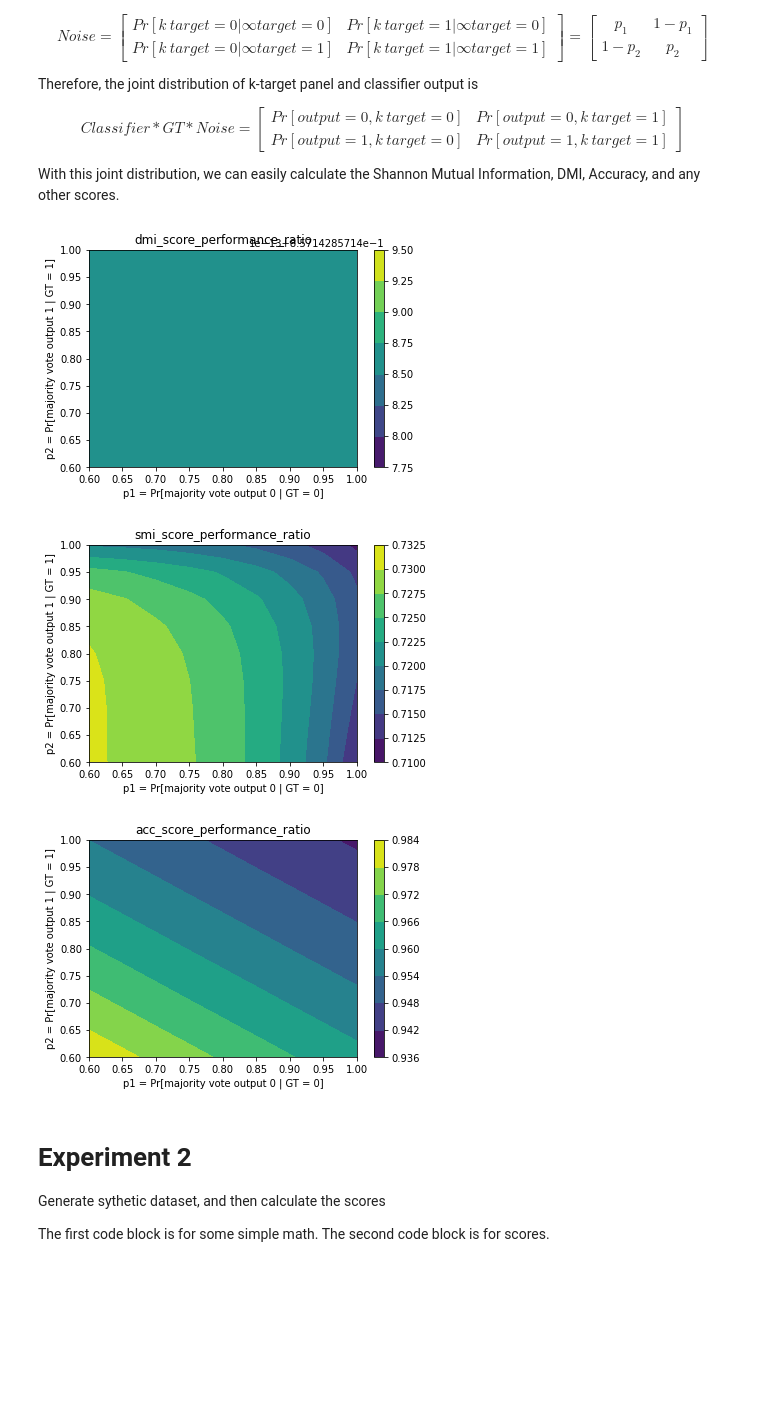
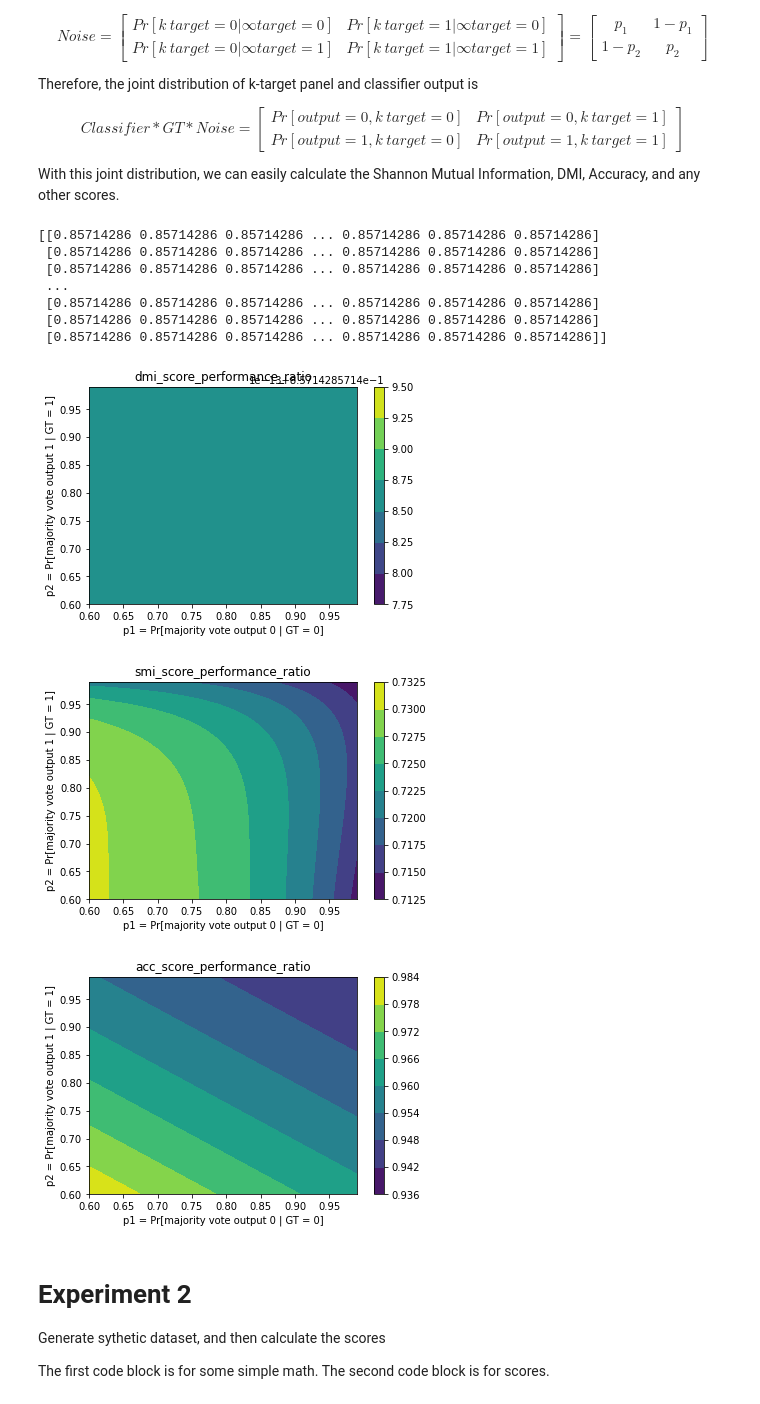
Before and after one commit to presnick/surveyequivalence, a Jupyter notebook: simulations/experiment_notebook.ipynb, the cells around one changed output. Cells and saved outputs as stored; diff of their text form; code cells hidden in the pictures; blank space fills up the shorter version.

```diff
--- a/simulations/experiment_notebook.ipynb
+++ b/simulations/experiment_notebook.ipynb
@@ -361,7 +361,7 @@ With this joint distribution, we can easily calculate the Shannon Mutual Informa
 GT = np.array([[0.6,0.],[0.,0.4]])
 
 # p is target noise, q is the classifier noise, according to the definition above
-p_values = [0.6,0.65,0.7,0.75,0.8,0.85,0.9,0.95,1.0]
+p_values = [i*0.01+0.6 for i in range(40)]
 q = 0.8
 
 classifier = np.array([[q,1-q],[1-q,q]])
@@ -398,36 +398,44 @@ for p1 in p_values:
 dmi_contour = np.array(dmi_contour)
 smi_contour = np.array(smi_contour)
 acc_contour = np.array(acc_contour)
 
+# make the contours
 S,V = np.meshgrid(p_values,p_values)
 
 plt.contourf(S,V,dmi_contour)
 plt.xlabel('p1 = Pr[majority vote output 0 | GT = 0]')
 plt.ylabel('p2 = Pr[majority vote output 1 | GT = 1]')
 plt.title('dmi_score_performance_ratio')
 
 plt.colorbar()
 plt.show()
 
 plt.contourf(S,V,smi_contour)
 plt.xlabel('p1 = Pr[majority vote output 0 | GT = 0]')
 plt.ylabel('p2 = Pr[majority vote output 1 | GT = 1]')
 plt.title('smi_score_performance_ratio')
 
 plt.colorbar()
 plt.show()
 
 plt.contourf(S,V,acc_contour)
 plt.xlabel('p1 = Pr[majority vote output 0 | GT = 0]')
 plt.ylabel('p2 = Pr[majority vote output 1 | GT = 1]')
 plt.title('acc_score_performance_ratio')
 
 plt.colorbar()
 plt.show()
 # %% [output]
+[[0.85714286 0.85714286 0.85714286 ... 0.85714286 0.85714286 0.85714286]
+ [0.85714286 0.85714286 0.85714286 ... 0.85714286 0.85714286 0.85714286]
+ [0.85714286 0.85714286 0.85714286 ... 0.85714286 0.85714286 0.85714286]
+ ...
+ [0.85714286 0.85714286 0.85714286 ... 0.85714286 0.85714286 0.85714286]
+ [0.85714286 0.85714286 0.85714286 ... 0.85714286 0.85714286 0.85714286]
+ [0.85714286 0.85714286 0.85714286 ... 0.85714286 0.85714286 0.85714286]]
-[figure, old version]
+[figure, new version]
-[figure, old version]
+[figure, new version]
-[figure, old version]
+[figure, new version]
 # %% [markdown]
 # Experiment 2
 
```
Also changed, not shown: parts of 4 cells of this notebook.
